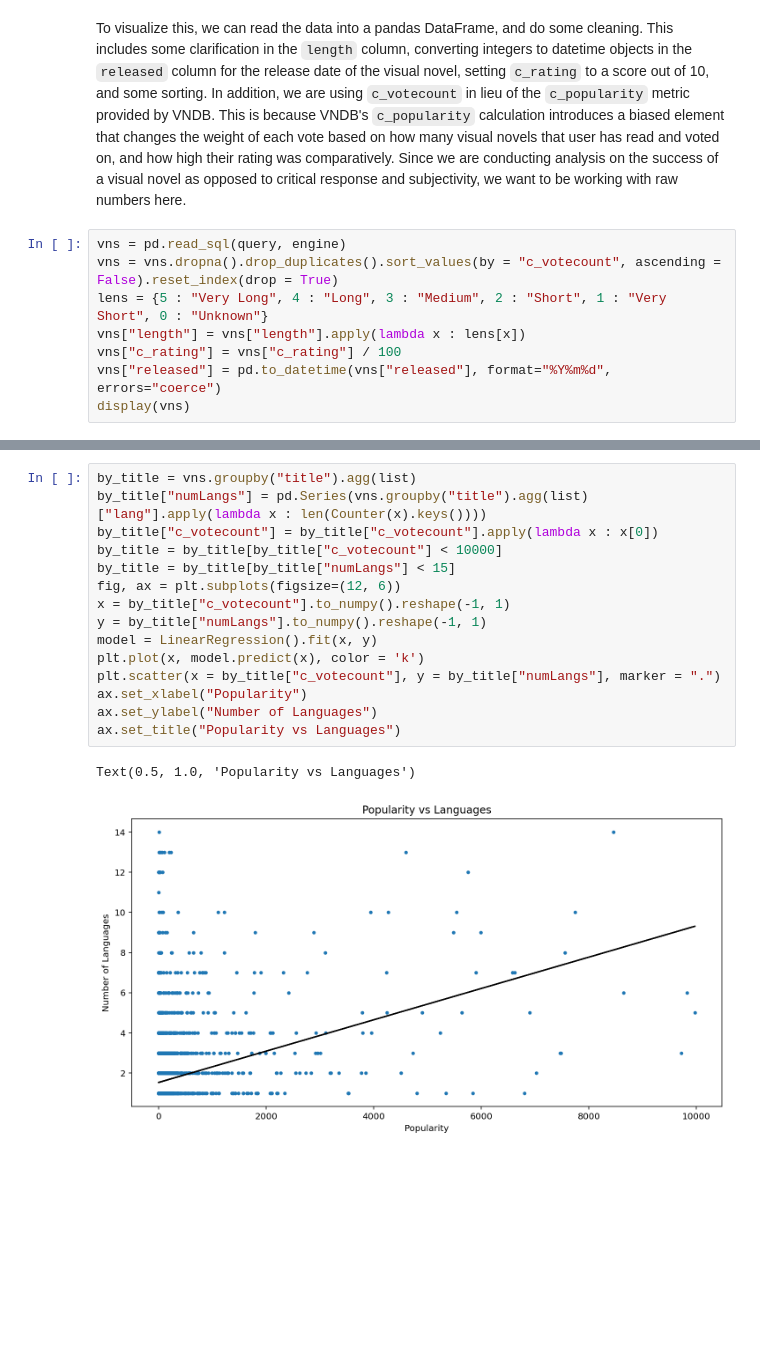
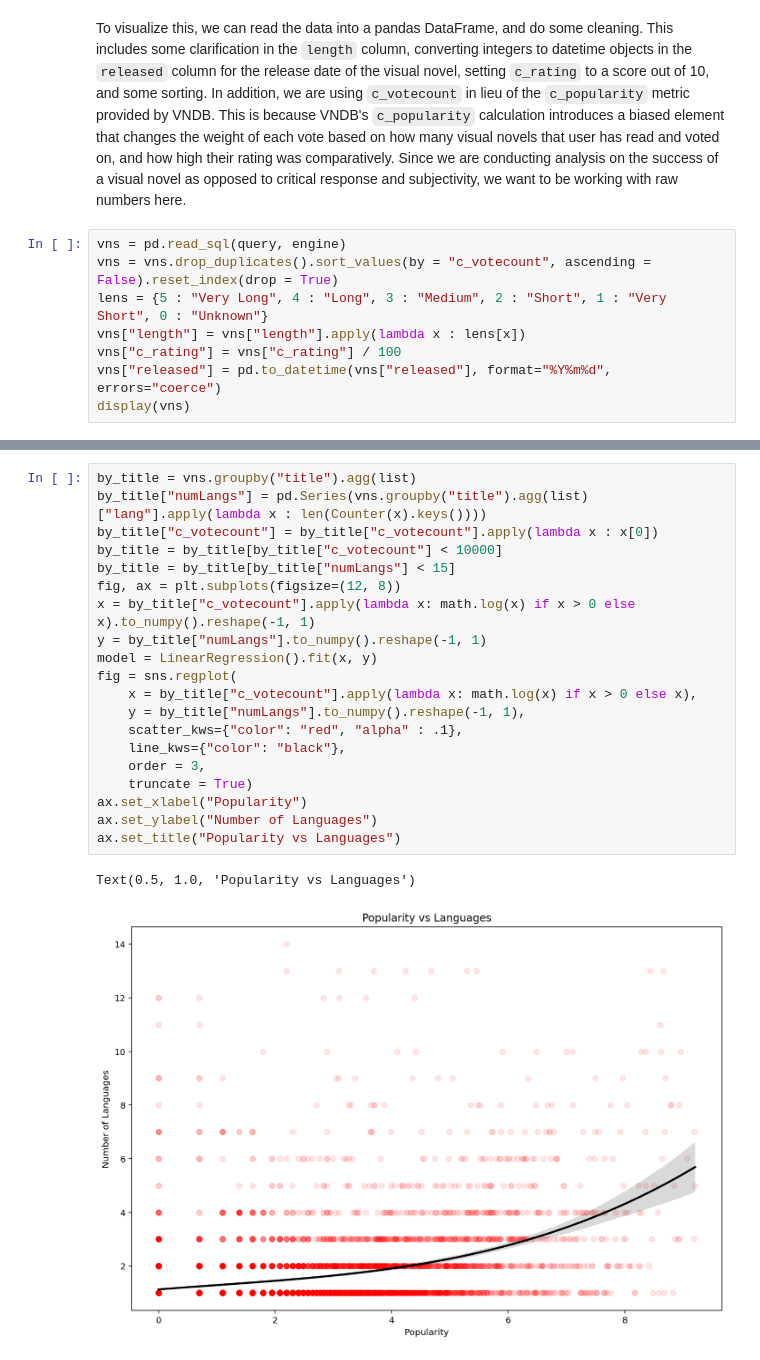
Before and after one commit to abh037/tutorial, a Jupyter notebook: tutorial.ipynb, the cells around one changed output, grey strips where cells are left out. Saved outputs shown, nothing was run; the diff lists cells and outputs as text; blank space fills up the shorter version.

```diff
--- a/tutorial.ipynb
+++ b/tutorial.ipynb
@@ -141,7 +144,7 @@ FROM
 To visualize this, we can read the data into a pandas DataFrame, and do some cleaning. This includes some clarification in the `length` column, converting integers to datetime objects in the `released` column for the release date of the visual novel, setting `c_rating` to a score out of 10, and some sorting. In addition, we are using `c_votecount` in lieu of the `c_popularity` metric provided by VNDB. This is because VNDB's `c_popularity` calculation introduces a biased element that changes the weight of each vote based on how many visual novels that user has read and voted on, and how high their rating was comparatively. Since we are conducting analysis on the success of a visual novel as opposed to critical response and subjectivity, we want to be working with raw numbers here.
 # %%
 vns = pd.read_sql(query, engine)
-vns = vns.dropna().drop_duplicates().sort_values(by = "c_votecount", ascending = False).reset_index(drop = True)
+vns = vns.drop_duplicates().sort_values(by = "c_votecount", ascending = False).reset_index(drop = True)
 lens = {5 : "Very Long", 4 : "Long", 3 : "Medium", 2 : "Short", 1 : "Very Short", 0 : "Unknown"}
 vns["length"] = vns["length"].apply(lambda x : lens[x])
 vns["c_rating"] = vns["c_rating"] / 100
@@ -170,19 +174,24 @@ Lets start by comparing some relevant metrics against the popularity of the asso
 # %%
 by_title = vns.groupby("title").agg(list)
 by_title["numLangs"] = pd.Series(vns.groupby("title").agg(list)["lang"].apply(lambda x : len(Counter(x).keys())))
 by_title["c_votecount"] = by_title["c_votecount"].apply(lambda x : x[0])
 by_title = by_title[by_title["c_votecount"] < 10000]
 by_title = by_title[by_title["numLangs"] < 15]
-fig, ax = plt.subplots(figsize=(12, 6))
-x = by_title["c_votecount"].to_numpy().reshape(-1, 1)
+fig, ax = plt.subplots(figsize=(12, 8))
+x = by_title["c_votecount"].apply(lambda x: math.log(x) if x > 0 else x).to_numpy().reshape(-1, 1)
 y = by_title["numLangs"].to_numpy().reshape(-1, 1)
 model = LinearRegression().fit(x, y)
-plt.plot(x, model.predict(x), color = 'k')
-plt.scatter(x = by_title["c_votecount"], y = by_title["numLangs"], marker = ".")
+fig = sns.regplot(
+    x = by_title["c_votecount"].apply(lambda x: math.log(x) if x > 0 else x),
+    y = by_title["numLangs"].to_numpy().reshape(-1, 1),
+    scatter_kws={"color": "red", "alpha" : .1},
+    line_kws={"color": "black"},
+    order = 3,
+    truncate = True)
 ax.set_xlabel("Popularity")
 ax.set_ylabel("Number of Languages")
 ax.set_title("Popularity vs Languages")
 # %% [output]
 Text(0.5, 1.0, 'Popularity vs Languages')
-[figure, old version]
+[figure, new version]
 # %% [markdown]
```
Also changed, not shown: parts of 34 cells of this notebook.
